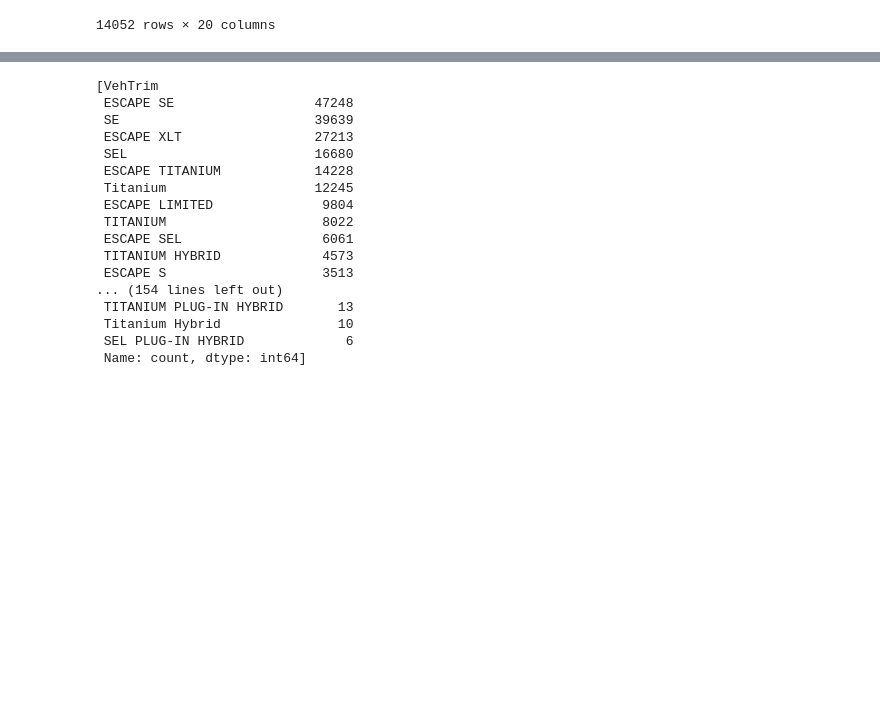
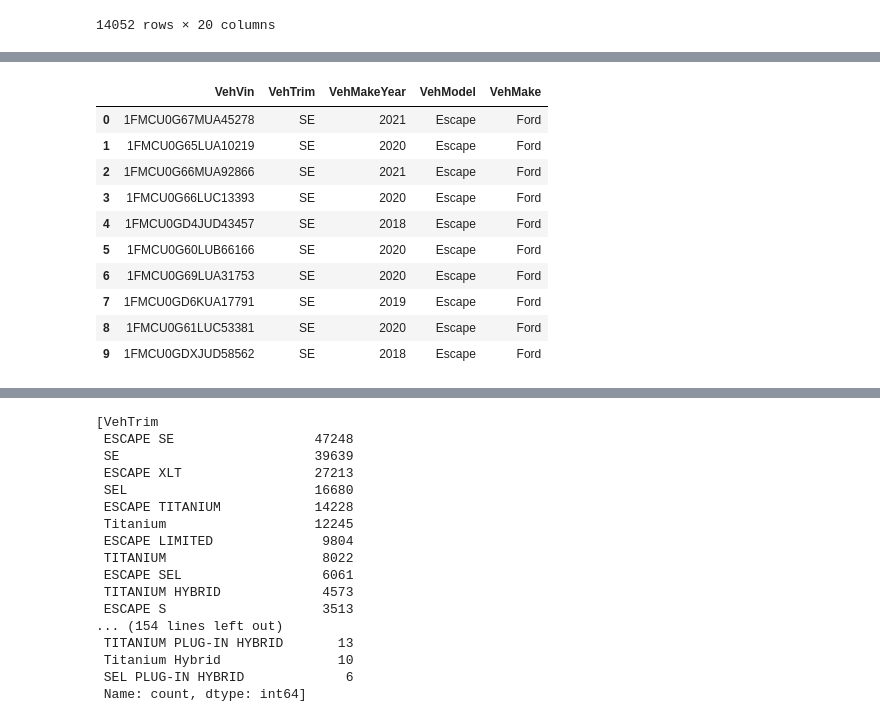
Before and after one commit to MeliPax/SPG, a Jupyter notebook: research/maximus_part_recomendation.ipynb, the cells around one changed output, grey strips where cells are left out. Saved outputs shown, nothing was run; the diff lists cells and outputs as text; code cells hidden in the pictures; blank space fills up the shorter version.

```diff
--- a/research/maximus_part_recomendation.ipynb
+++ b/research/maximus_part_recomendation.ipynb
@@ -2626,0 +2685,14 @@ combined_df[combined_df["VehTrim"].str.contains('unknown', case=False, na=False)
+# %%
+Searched_Veh_VIN_and_trim_df
+# %% [output]
+|  | VehVin | VehTrim | VehMakeYear | VehModel | VehMake |
+| 0 | 1FMCU0G67MUA45278 | SE | 2021 | Escape | Ford |
+| 1 | 1FMCU0G65LUA10219 | SE | 2020 | Escape | Ford |
+| 2 | 1FMCU0G66MUA92866 | SE | 2021 | Escape | Ford |
+| 3 | 1FMCU0G66LUC13393 | SE | 2020 | Escape | Ford |
+| 4 | 1FMCU0GD4JUD43457 | SE | 2018 | Escape | Ford |
+| 5 | 1FMCU0G60LUB66166 | SE | 2020 | Escape | Ford |
+| 6 | 1FMCU0G69LUA31753 | SE | 2020 | Escape | Ford |
+| 7 | 1FMCU0GD6KUA17791 | SE | 2019 | Escape | Ford |
+| 8 | 1FMCU0G61LUC53381 | SE | 2020 | Escape | Ford |
+| 9 | 1FMCU0GDXJUD58562 | SE | 2018 | Escape | Ford |
```
Also changed, not shown: parts of 7 cells of this notebook.
